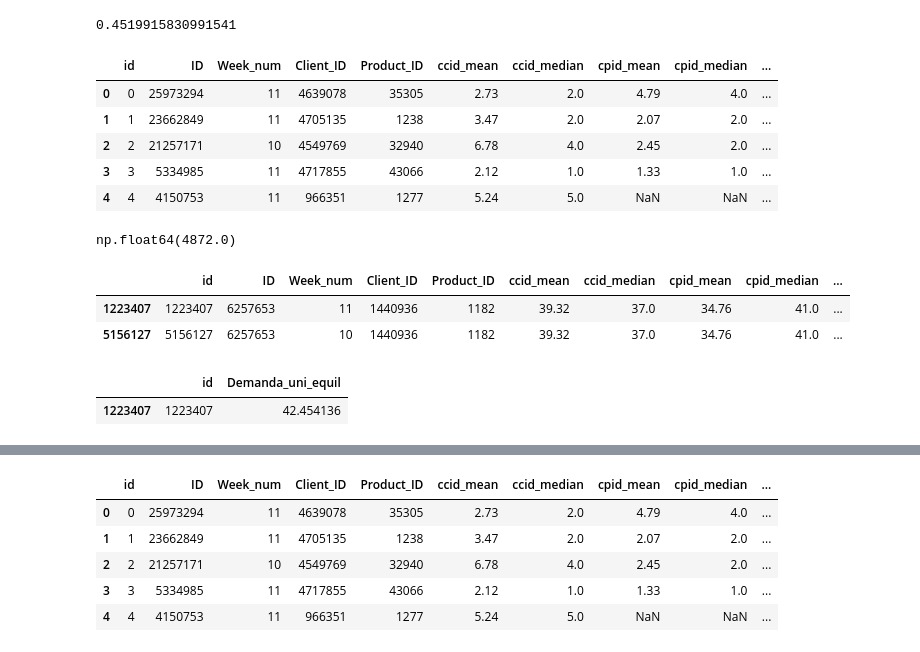
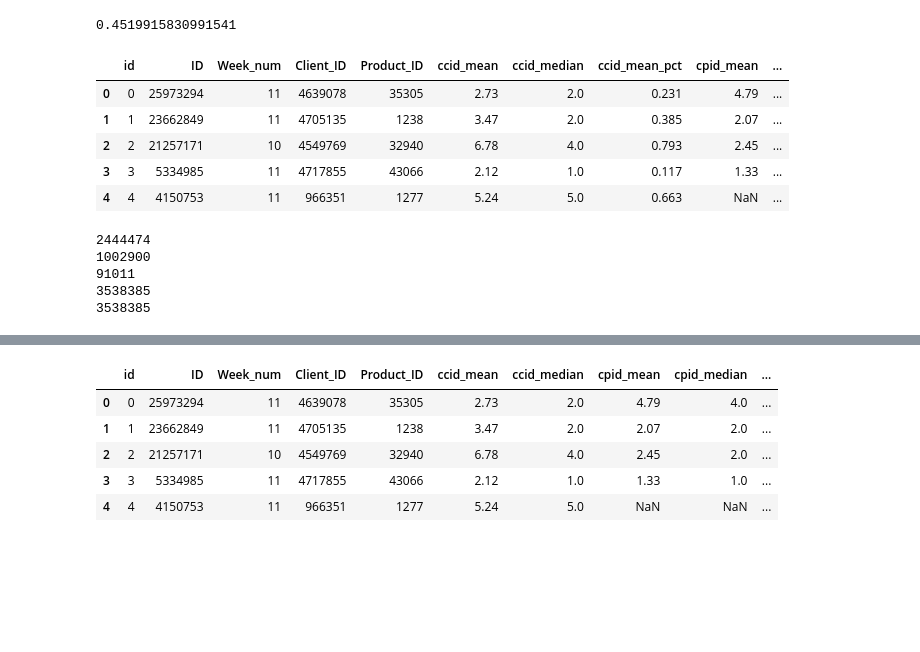
Before and after one commit to ElliotBlackstone/EWinter25_Product_Inventory, a Jupyter notebook: xgboost_EB.ipynb, the cells around one changed output, grey strips where cells are left out. Saved outputs shown, nothing was run; the diff lists cells and outputs as text; code cells hidden in the pictures; blank space fills up the shorter version.

```diff
--- a/xgboost_EB.ipynb
+++ b/xgboost_EB.ipynb
@@ -76,6 +76,7 @@ client_stats['adj_dem_mean'] = testagg['adjusted_demand']['mean'].round(2)
 client_stats['adj_dem_median'] = testagg['adjusted_demand']['median'].astype(int)
 client_stats['adj_dem_min'] = testagg['adjusted_demand']['min']
 client_stats['adj_dem_max'] = testagg['adjusted_demand']['max']
+client_stats['mean_pct'] = client_stats['adj_dem_mean'].rank(pct=True, method='average')
 
 del testagg
 
@@ -100,6 +101,9 @@ train['ccid_mean'] = train['ccid'].map(cidmapping)
 
 cidmapping = pd.Series(client_stats[client_stats['ccid'].isin(train['ccid'].unique().tolist())].set_index('ccid')['adj_dem_median'], index=client_stats[client_stats['ccid'].isin(train['ccid'].unique().tolist())]['ccid']).to_dict()
 train['ccid_median'] = train['ccid'].map(cidmapping)
+
+cidmapping = pd.Series(client_stats[client_stats['ccid'].isin(train['ccid'].unique().tolist())].set_index('ccid')['mean_pct'], index=client_stats[client_stats['ccid'].isin(train['ccid'].unique().tolist())]['ccid']).to_dict()
+train['ccid_mean_pct'] = train['ccid'].map(cidmapping).round(3)
 
 pidmapping = pd.Series(product_stats[product_stats['cpid'].isin(train['cpid'].unique().tolist())].set_index('cpid')['adj_dem_mean'], index=product_stats[product_stats['cpid'].isin(train['cpid'].unique().tolist())]['cpid']).to_dict()
 train['cpid_mean'] = train['cpid'].map(pidmapping)
@@ -217,7 +177,7 @@ test[test['ID'] == 6257653]
 # create training data based on ID in order to use lagged adjusted demand
 trainIDdf = pd.DataFrame()
 
-trainIDdf = train[['ID', 'Client_ID', 'Product_ID', 'ccid_mean', 'ccid_median', 'cpid_mean', 'cpid_median']].drop_duplicates(subset='ID', keep='first').reset_index(drop=True)
+trainIDdf = train[['ID', 'Client_ID', 'Product_ID', 'ccid_mean', 'ccid_median', 'ccid_mean_pct', 'cpid_mean', 'cpid_median']].drop_duplicates(subset='ID', keep='first').reset_index(drop=True)
 
 # get adjusted demand for the week for each ID
 for j in [6,7,8,9]:
@@ -228,7 +188,8 @@ trainIDdf['ID'] = trainIDdf['ID'].astype('category')
 trainIDdf['Client_ID'] = trainIDdf['Client_ID'].astype('category')
 trainIDdf['Product_ID'] = trainIDdf['Product_ID'].astype('category')
 
-trainIDdf['Wk_9_dem'] = trainIDdf['Wk_9_dem'].fillna(iw9['adjusted_demand'])
+# impute missing week 9 values
+# trainIDdf['Wk_9_dem'] = trainIDdf['Wk_9_dem'].fillna(iw9['adjusted_demand'])
 
 trainIDdf.head()
 # %% [output]
@@ -305,60 +285,60 @@ print(rmsle(test_pred, y_train))
 0.4519915830991541
 # %%
 # get ccid, cpid means and medians into test data
-# cidmapping = pd.Series(client_stats[client_stats['ccid'].isin(test['ccid'].unique().tolist())].set_index('ccid')['adj_dem_mean'], index=client_stats[client_stats['ccid'].isin(test['ccid'].unique().tolist())]['ccid']).to_dict()
-# test['ccid_mean'] = test['ccid'].map(cidmapping)
+cidmapping = pd.Series(client_stats[client_stats['ccid'].isin(test['ccid'].unique().tolist())].set_index('ccid')['adj_dem_mean'], index=client_stats[client_stats['ccid'].isin(test['ccid'].unique().tolist())]['ccid']).to_dict()
+test['ccid_mean'] = test['ccid'].map(cidmapping)
 
-# cidmapping = pd.Series(client_stats[client_stats['ccid'].isin(test['ccid'].unique().tolist())].set_index('ccid')['adj_dem_median'], index=client_stats[client_stats['ccid'].isin(test['ccid'].unique().tolist())]['ccid']).to_dict()
-# test['ccid_median'] = test['ccid'].map(cidmapping)
+cidmapping = pd.Series(client_stats[client_stats['ccid'].isin(test['ccid'].unique().tolist())].set_index('ccid')['adj_dem_median'], index=client_stats[client_stats['ccid'].isin(test['ccid'].unique().tolist())]['ccid']).to_dict()
+test['ccid_median'] = test['ccid'].map(cidmapping)
 
-# pidmapping = pd.Series(product_stats[product_stats['cpid'].isin(test['cpid'].unique().tolist())].set_index('cpid')['adj_dem_mean'], index=product_stats[product_stats['cpid'].isin(test['cpid'].unique().tolist())]['cpid']).to_dict()
-# test['cpid_mean'] = test['cpid'].map(pidmapping)
+cidmapping = pd.Series(client_stats[client_stats['ccid'].isin(test['ccid'].unique().tolist())].set_index('ccid')['mean_pct'], index=client_stats[client_stats['ccid'].isin(test['ccid'].unique().tolist())]['ccid']).to_dict()
+test['ccid_mean_pct'] = test['ccid'].map(cidmapping).round(3)
 
-# pidmapping = pd.Series(product_stats[product_stats['cpid'].isin(test['cpid'].unique().tolist())].set_index('cpid')['adj_dem_median'], index=product_stats[product_stats['cpid'].isin(test['cpid'].unique().tolist())]['cpid']).to_dict()
-# test['cpid_median'] = test['cpid'].map(pidmapping)
+pidmapping = pd.Series(product_stats[product_stats['cpid'].isin(test['cpid'].unique().tolist())].set_index('cpid')['adj_dem_mean'], index=product_stats[product_stats['cpid'].isin(test['cpid'].unique().tolist())]['cpid']).to_dict()
+test['cpid_mean'] = test['cpid'].map(pidmapping)
 
-# del cidmapping, pidmapping
+pidmapping = pd.Series(product_stats[product_stats['cpid'].isin(test['cpid'].unique().tolist())].set_index('cpid')['adj_dem_median'], index=product_stats[product_stats['cpid'].isin(test['cpid'].unique().tolist())]['cpid']).to_dict()
+test['cpid_median'] = test['cpid'].map(pidmapping)
 
-test = test[['id', 'ID', 'Week_num', 'Client_ID', 'Product_ID', 'ccid_mean', 'ccid_median', 'cpid_mean', 'cpid_median']].sort_values(by='id')
+del cidmapping, pidmapping
+
+test = test[['id', 'ID', 'Week_num', 'Client_ID', 'Product_ID', 'ccid_mean', 'ccid_median', 'ccid_mean_pct', 'cpid_mean', 'cpid_median']].sort_values(by='id')
 test.reset_index(drop=True, inplace=True)
 
 
 # get adjusted demand from previous weeks
 lagmap = pd.Series(trainIDdf[['ID', 'Wk_7_dem']].set_index('ID')['Wk_7_dem'], index=trainIDdf['ID'].tolist()).to_dict()
 test['lag_3'] = test['ID'].map(lagmap)
 
 lagmap = pd.Series(trainIDdf[['ID', 'Wk_8_dem']].set_index('ID')['Wk_8_dem'], index=trainIDdf['ID'].tolist()).to_dict()
 test['lag_2'] = test['ID'].map(lagmap)
 
 lagmap = pd.Series(trainIDdf[['ID', 'Wk_9_dem']].set_index('ID')['Wk_9_dem'], index=trainIDdf['ID'].tolist()).to_dict()
 test['lag_1'] = test['ID'].map(lagmap)
 
 del lagmap
 
 
 test['Client_ID'] = test['Client_ID'].astype('category')
 test['Product_ID'] = test['Product_ID'].astype('category')
 
 test.head()
 # %% [output]
-|  | id | ID | Week_num | Client_ID | Product_ID | ccid_mean | ccid_median | cpid_mean | cpid_median | ... |
-| 0 | 0 | 25973294 | 11 | 4639078 | 35305 | 2.73 | 2.0 | 4.79 | 4.0 | ... |
-| 1 | 1 | 23662849 | 11 | 4705135 | 1238 | 3.47 | 2.0 | 2.07 | 2.0 | ... |
-| 2 | 2 | 21257171 | 10 | 4549769 | 32940 | 6.78 | 4.0 | 2.45 | 2.0 | ... |
-| 3 | 3 | 5334985 | 11 | 4717855 | 43066 | 2.12 | 1.0 | 1.33 | 1.0 | ... |
-| 4 | 4 | 4150753 | 11 | 966351 | 1277 | 5.24 | 5.0 | NaN | NaN | ... |
+|  | id | ID | Week_num | Client_ID | Product_ID | ccid_mean | ccid_median | ccid_mean_pct | cpid_mean | ... |
+| 0 | 0 | 25973294 | 11 | 4639078 | 35305 | 2.73 | 2.0 | 0.231 | 4.79 | ... |
+| 1 | 1 | 23662849 | 11 | 4705135 | 1238 | 3.47 | 2.0 | 0.385 | 2.07 | ... |
+| 2 | 2 | 21257171 | 10 | 4549769 | 32940 | 6.78 | 4.0 | 0.793 | 2.45 | ... |
+| 3 | 3 | 5334985 | 11 | 4717855 | 43066 | 2.12 | 1.0 | 0.117 | 1.33 | ... |
+| 4 | 4 | 4150753 | 11 | 966351 | 1277 | 5.24 | 5.0 | 0.663 | NaN | ... |
-# %%
-test['lag_1'].max()
-# %% [output]
-np.float64(4872.0)
-# %%
-test[test['lag_1'] == 4872]
-# %% [output]
-|  | id | ID | Week_num | Client_ID | Product_ID | ccid_mean | ccid_median | cpid_mean | cpid_median | ... |
-| 1223407 | 1223407 | 6257653 | 11 | 1440936 | 1182 | 39.32 | 37.0 | 34.76 | 41.0 | ... |
-| 5156127 | 5156127 | 6257653 | 10 | 1440936 | 1182 | 39.32 | 37.0 | 34.76 | 41.0 | ... |
-# %%
-submission[submission['id'] == 1223407]
-# %% [output]
-|  | id | Demanda_uni_equil |
-| 1223407 | 1223407 | 42.454136 |
+# %%
+print(len(test[(test['Week_num'] == 10) & (test['ccid_mean_pct'] <= 0.8)].iloc[:, 3:]))
+print(len(test[(test['Week_num'] == 10) & (test['ccid_mean_pct'] > 0.8)].iloc[:, 3:]))
+print(len(test[(test['Week_num'] == 10) & (test['ccid_mean_pct'].isna())].iloc[:, 3:]))
+print(len(test[(test['Week_num'] == 10) & (test['ccid_mean_pct'] <= 0.8)].iloc[:, 3:]) + len(test[(test['Week_num'] == 10) & (test['ccid_mean_pct'] > 0.8)].iloc[:, 3:]) + len(test[(test['Week_num'] == 10) & (test['ccid_mean_pct'].isna())].iloc[:, 3:]))
+print(len(test[(test['Week_num'] == 10)]))
+# %% [output]
+2444474
+1002900
+91011
+3538385
+3538385
```
Also changed, not shown: parts of 15 cells of this notebook, 1 other file.
